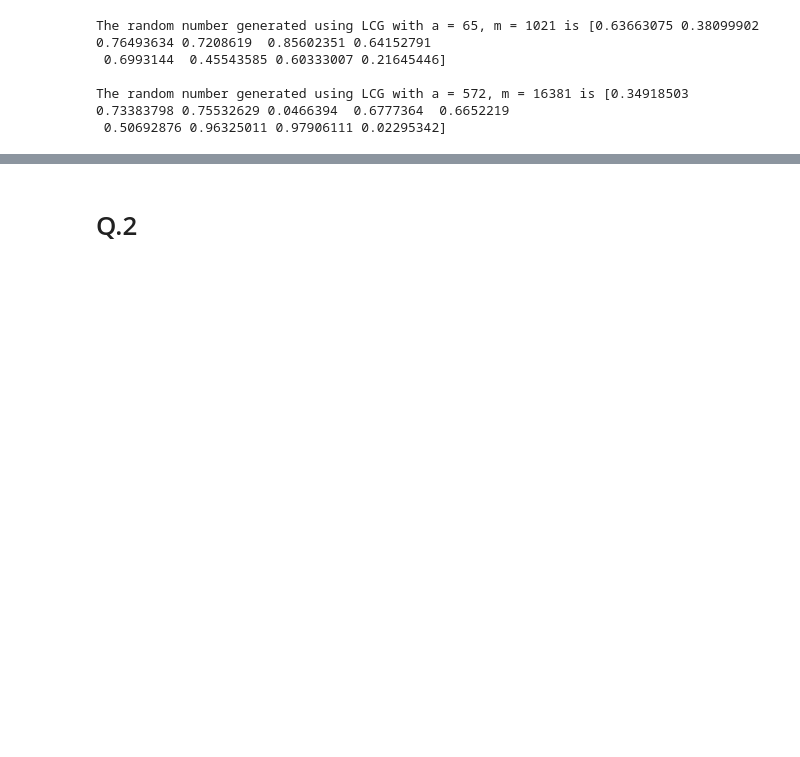
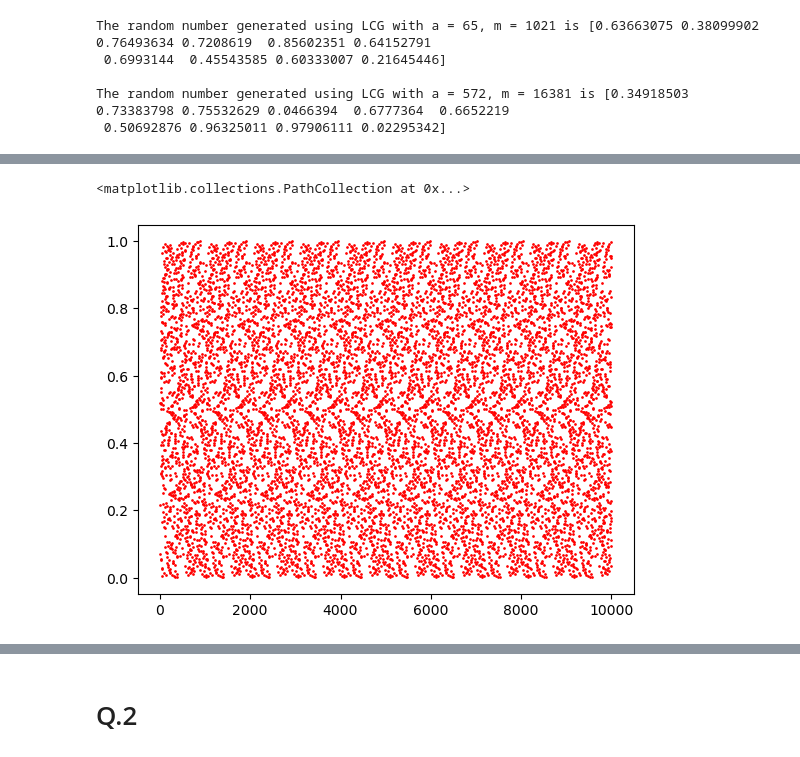
Before and after one commit to jabed-umar/adv-comp-phys, a Jupyter notebook: assign4.ipynb, the cells around one changed output, grey strips where cells are left out. Drawn from its saved outputs; the diff is of its cells as text; code cells hidden in the pictures; blank space fills up the shorter version.

```diff
--- a/assign4.ipynb
+++ b/assign4.ipynb
@@ -24,0 +40,5 @@ The random number generated using LCG with a = 572, m = 16381 is [0.34918503 0.7
+# %%
+plt.scatter(xlist, ylist, color = 'red', s = 0.9)
+# %% [output]
+<matplotlib.collections.PathCollection at 0x...>
+[figure, added]
```
Also changed, not shown: parts of 10 cells of this notebook, 1 other file.
